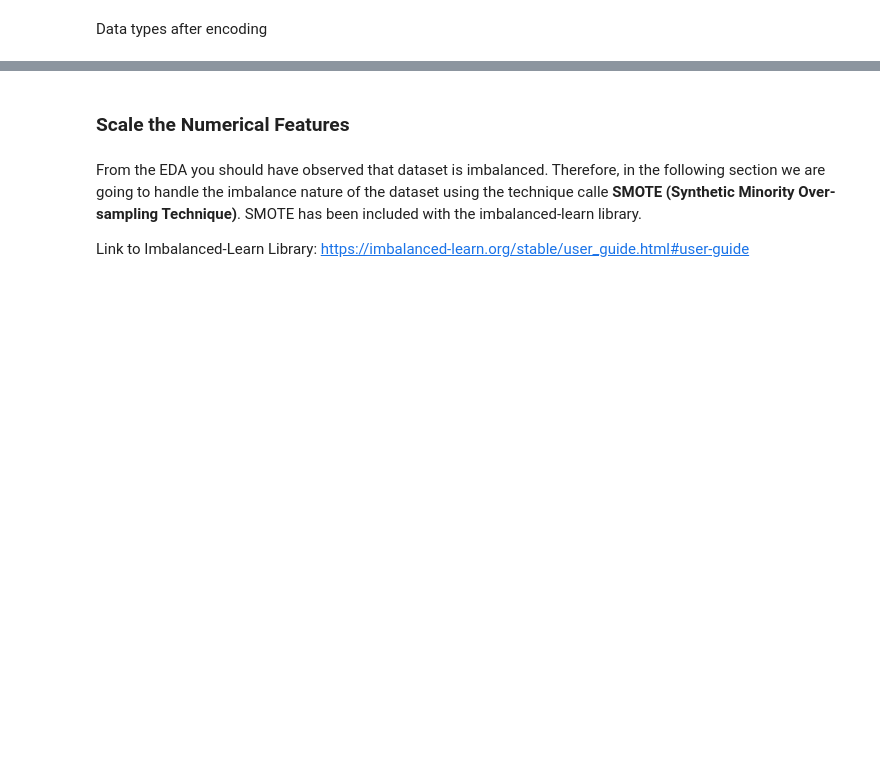
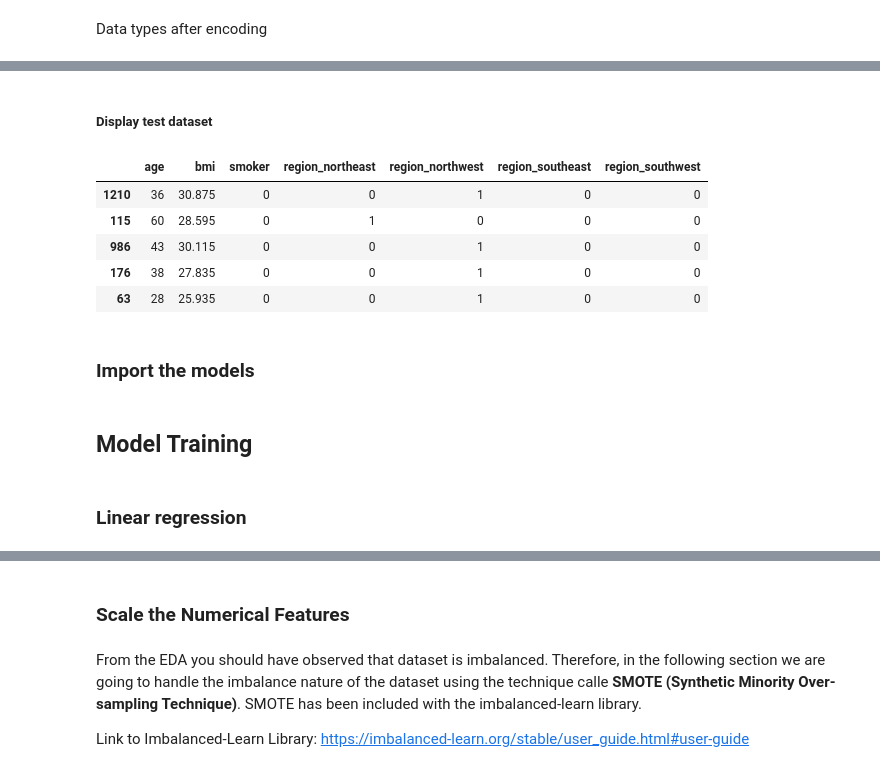
Before and after one commit to Ashfaq-Riyaldeen/Insurance-Cost-Prediction, a Jupyter notebook: Machine Learning.ipynb, the cells around one changed output, grey strips where cells are left out. Drawn from its saved outputs; the diff is of its cells as text; code cells hidden in the pictures; blank space fills up the shorter version.

```diff
--- a/Machine Learning.ipynb
+++ b/Machine Learning.ipynb
@@ -784,0 +734,13 @@ memory usage: 89.4 KB
+# %% [markdown]
+##### Display test dataset
+# %%
+display(X_test.head())
+# %% [output]
+|  | age | bmi | smoker | region_northeast | region_northwest | region_southeast | region_southwest |
+| 1210 | 36 | 30.875 | 0 | 0 | 1 | 0 | 0 |
+| 115 | 60 | 28.595 | 0 | 1 | 0 | 0 | 0 |
+| 986 | 43 | 30.115 | 0 | 0 | 1 | 0 | 0 |
+| 176 | 38 | 27.835 | 0 | 0 | 1 | 0 | 0 |
+| 63 | 28 | 25.935 | 0 | 0 | 1 | 0 | 0 |
+# %% [markdown]
+### Import the models
@@ -784,0 +757,4 @@ memory usage: 89.4 KB
+# %% [markdown]
+## Model Training
+# %% [markdown]
+### Linear regression
```
Also changed, not shown: parts of 69 cells of this notebook.
